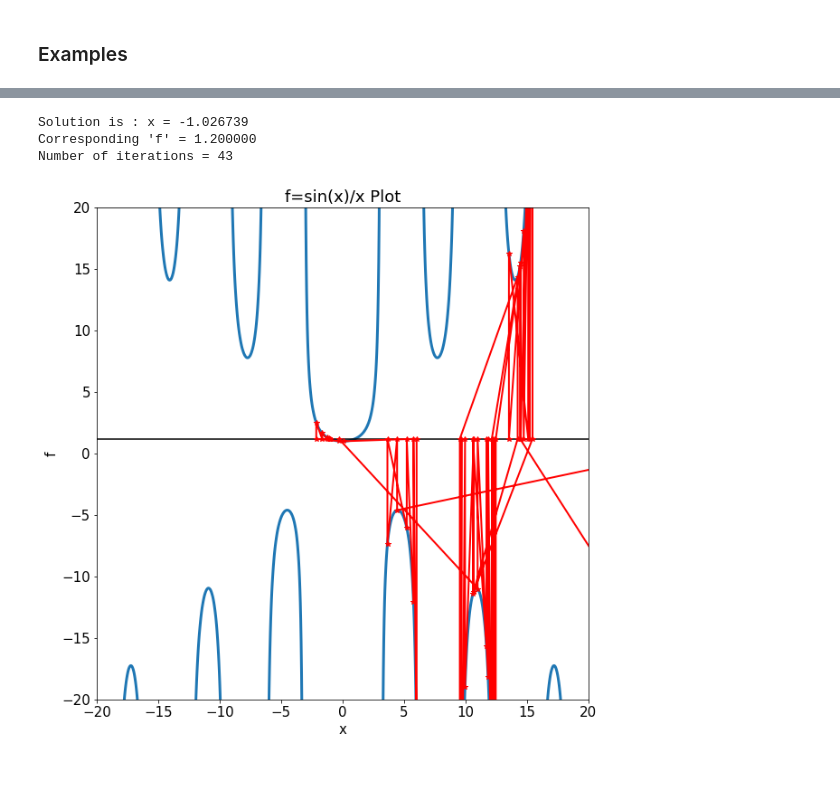
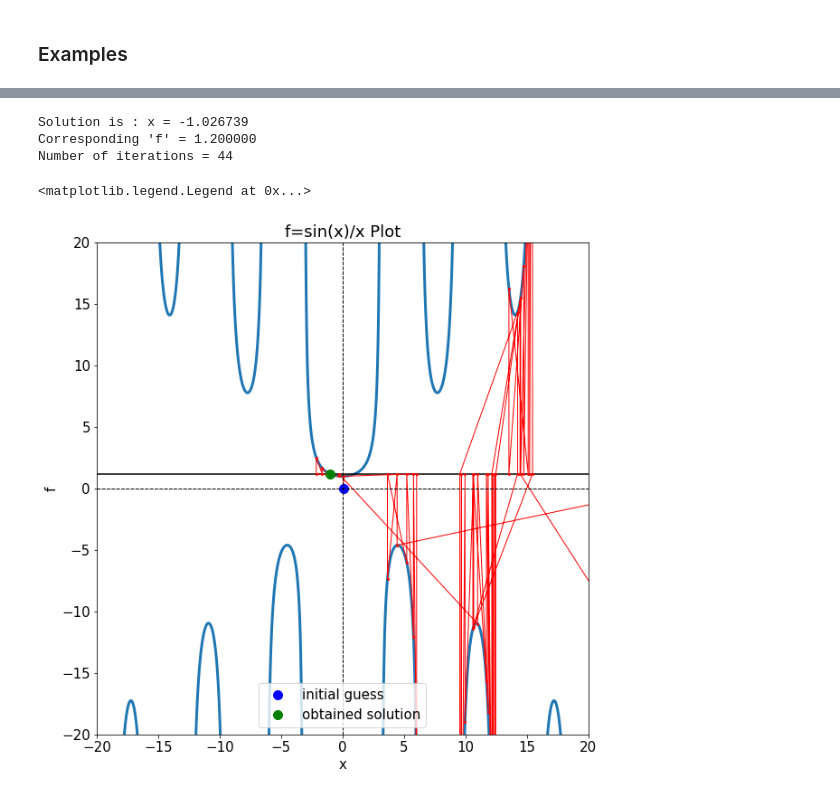
Before and after one commit to shivakumargaddam/ME7227, a Jupyter notebook: assign1_prob1.ipynb, the cells around one changed output, grey strips where cells are left out. Drawn from its saved outputs; the diff is of its cells as text; code cells hidden in the pictures.

Commit message:
polished, updated solution plot
cleaned the code, better plots with axis and legends, updated solution plot for all intervals

```diff
--- a/assign1_prob1.ipynb
+++ b/assign1_prob1.ipynb
@@ -12,5 +12,5 @@ $$ f=\frac{x}{\sin x} $$
 # %%
-def sinx_x(limit=[-20,20,-20,20],size=10):
+def sinx_x(limit=[-20, 20, -20, 20], size=10):
     def load(x): return x/math.sin(x)
 
     f = np.vectorize(load)
@@ -25,8 +25,7 @@ def sinx_x(limit=[-20,20,-20,20],size=10):
     plt.title('f=sin(x)/x Plot')
     plt.xlabel('x')
     plt.ylabel('f')
+    plt.axvline(c="black",lw=1,ls='--')
+    plt.axhline(c="black",lw=1,ls='--')
     ax = plt.gca()
     ax.set_aspect('equal')
-
-
-sinx_x()
@@ -51,13 +52,13 @@ def F_linear(x_0, f):
 def F_nlinear(x): return x/math.sin(x)
 
 
-def f_line(f,xlim1,xlim2): return plt.plot(np.linspace(xlim1, xlim2, 100),
-                               np.full((100), f), 'k', linewidth=1.5)
+def f_line(f, xlim1, xlim2): return plt.plot(np.linspace(xlim1, xlim2, 100),
+                                             np.full((100), f), '-k', linewidth=1.5)
 
 
-def solve(x_initial=2.6, f=1.2, plotarea=[-3, 3, 0, 5], view=True):
-    x_coord = np.array([x_initial])
-    y_coord = np.array([F_nlinear(x_initial)])
+def solve(x_initial=2.5, f=1.2, plotarea=[-3, 3, 0, 5], view=True):
+    x_coord = np.array([x_initial, x_initial])
+    y_coord = np.array([0, F_nlinear(x_initial)])
     tolerance = 0.000001
     while True:
         x_sol = F_linear(x_coord[-1], f)
@@ -75,11 +76,19 @@ def solve(x_initial=2.6, f=1.2, plotarea=[-3, 3, 0, 5], view=True):
                 print("Corresponding 'f' = %f" % (F_nlinear(x_sol)))
             break
         elif x_coord.size/2 > 100:
+            x_sol = None
+            if view == True:
+                print("Warning! maximum allowed no of iterations reached")
             break
-    if view==True:
+    if view == True:
         sinx_x(plotarea)
-        f_line(f,plotarea[0], plotarea[1])
-        plt.plot(x_coord, y_coord, '*-r', linewidth=2)
+        f_line(f, plotarea[0], plotarea[1])
+        plt.plot(x_coord, y_coord, 'o-r', linewidth=1, ms=2)
+        plt.plot(x_coord[0],y_coord[0],'ob', ms=10, label='initial guess')
+        plt.plot(x_coord[-1],y_coord[-1],'og', ms=10, label='obtained solution')
+        plt.axvline(c="black",lw=1,ls='--')
+        plt.axhline(c="black",lw=1,ls='--')
+        # plt.legend()
         print("Number of iterations = %d" % ((x_coord.size)/2))
     else:
         return x_sol
@@ -95,7 +106,9 @@ Number of iterations = 7
 # %%
 solve(x_initial=0.1, f=1.2, plotarea=[-20,20,-20,20], view=True)
+plt.legend()
 # %% [output]
 Solution is : x = -1.026739
 Corresponding 'f' = 1.200000
-Number of iterations = 43
+Number of iterations = 44
+<matplotlib.legend.Legend at 0x...>
-[figure, old version]
+[figure, new version]
```
Also changed, not shown: parts of 12 cells of this notebook.
